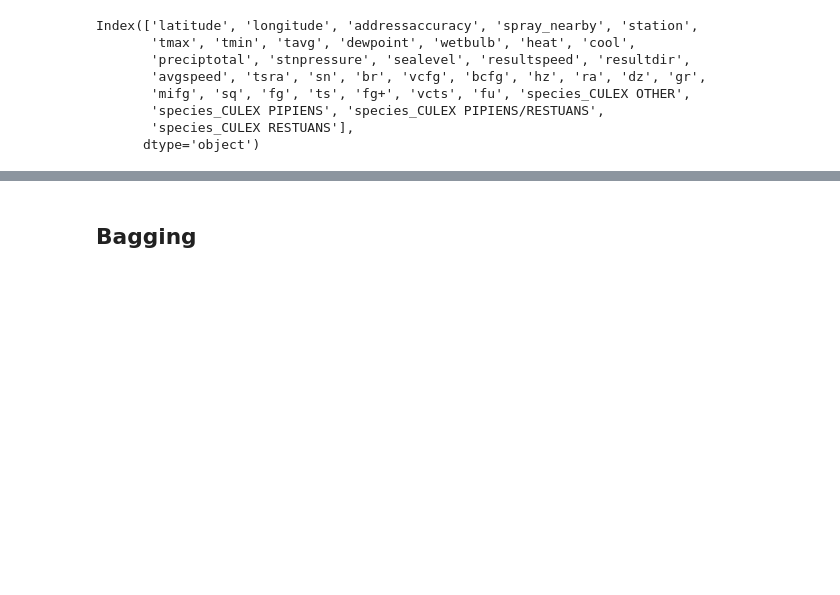
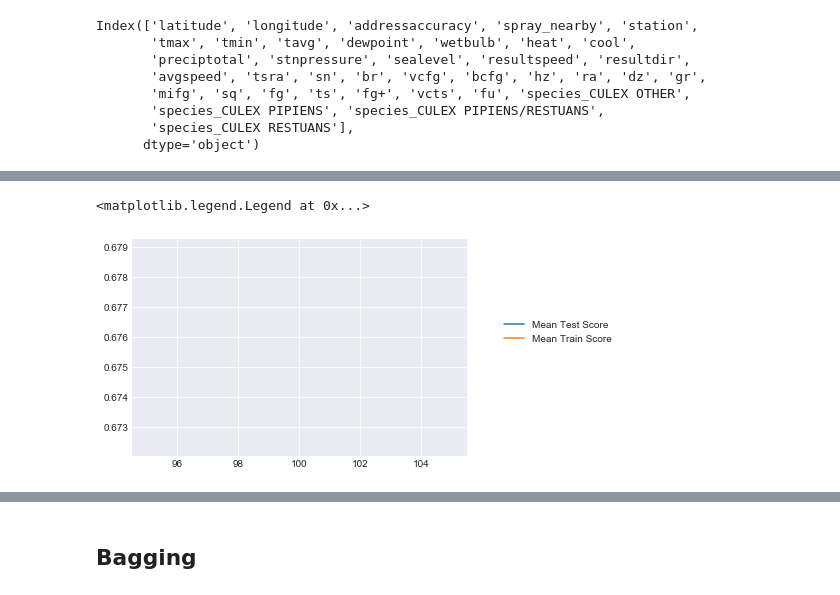
Before and after one commit to jtimdwyer/DSI_project_4, a Jupyter notebook: notebooks/06_Modeling_td.ipynb, the cells around one changed output, grey strips where cells are left out. Cells and saved outputs as stored; diff of their text form; code cells hidden in the pictures; blank space fills up the shorter version.

```diff
--- a/notebooks/06_Modeling_td.ipynb
+++ b/notebooks/06_Modeling_td.ipynb
@@ -70,3 +73,8 @@ X_test = ss.transform(X_test)
 # %%
 with open('../models/scaler.pkl', 'wb') as file:
     pickle.dump(ss, file)
+# %%
+X_train, X_test, y_train, y_test = train_test_split(X, y, random_state=41)
+ss = StandardScaler()
+X_train = ss.fit_transform(X_train)
+X_test = ss.transform(X_test)
@@ -75,13 +157,11 @@ with open('../models/scaler.pkl', 'wb') as file:
 # %%
 np.random.seed(41)
-
 ada = AdaBoostClassifier()
 params = {
-    'n_estimators': range(40, 70),
-#     'learning_rate': np.linspace()
+        'base_estimator':[LogisticRegression(class_weight='balanced')],
+        'n_estimators': [10**5],
+}
+gs_ada = GridSearchCV(ada, param_grid=params, scoring='roc_auc', verbose=1, return_train_score=True,)
 
-}
-gs_ada = GridSearchCV(ada, param_grid = params, scoring='roc_auc', verbose=1)
-
-%time  gs_ada.fit(X_train, y_train)
+%time gs_ada.fit(X_train, y_train)
 # %% [output]
@@ -98,3 +182,11 @@ GridSearchCV(cv=None, error_score='raise',
+# %%
+mtest, mtrain = gs_ada.cv_results_['mean_test_score'], gs_ada.cv_results_['mean_train_score']
+plt.plot(params['n_estimators'], mtest, label='Mean Test Score')
+plt.plot(params['n_estimators'], mtrain, label='Mean Train Score')
+plt.legend(loc=(1.1, .5))
+# %% [output]
+<matplotlib.legend.Legend at 0x...>
+[figure, added]
 # %%
 gs_ada.best_params_
 # %% [output]
```
Also changed, not shown: parts of 29 cells of this notebook, 6 other files.
